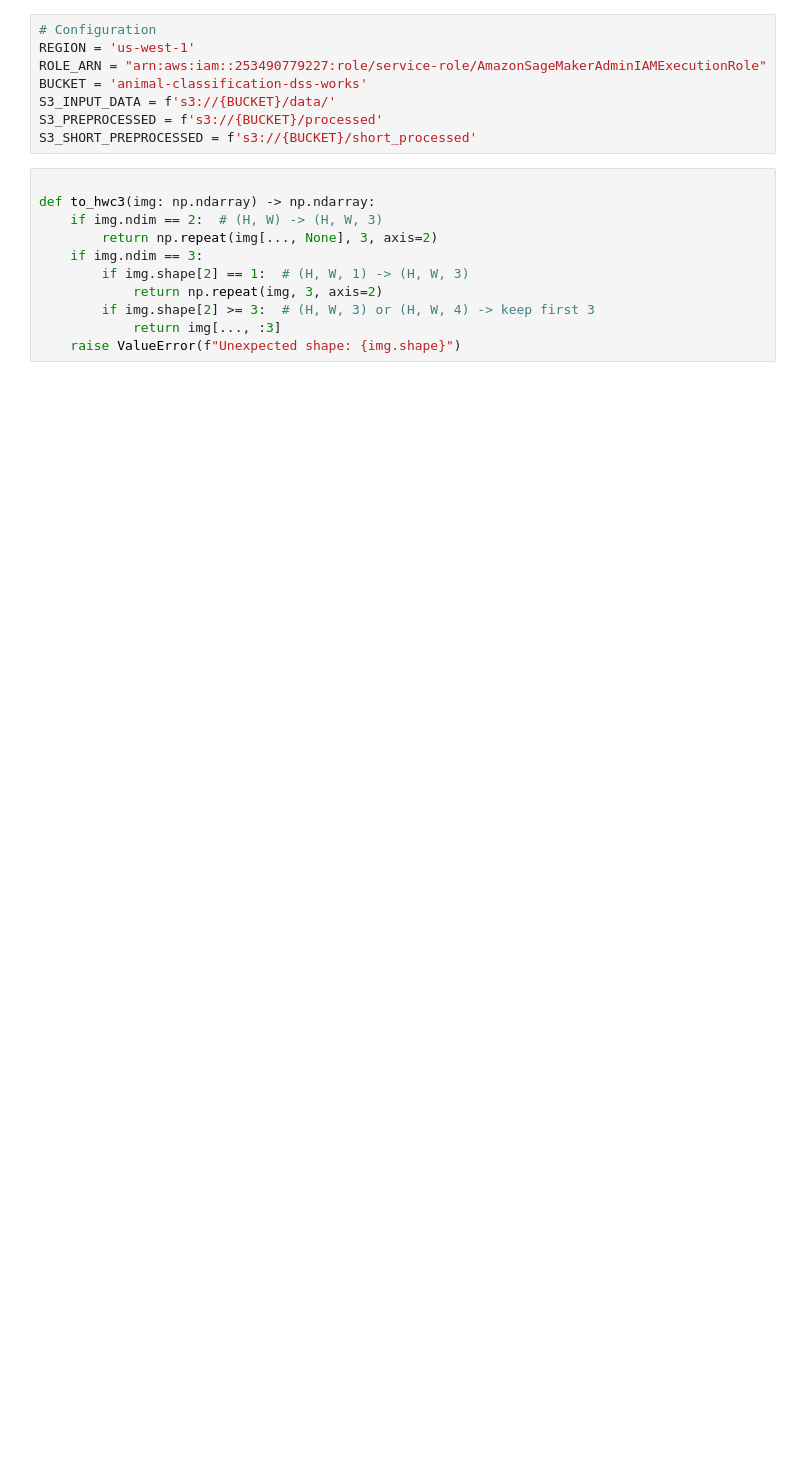
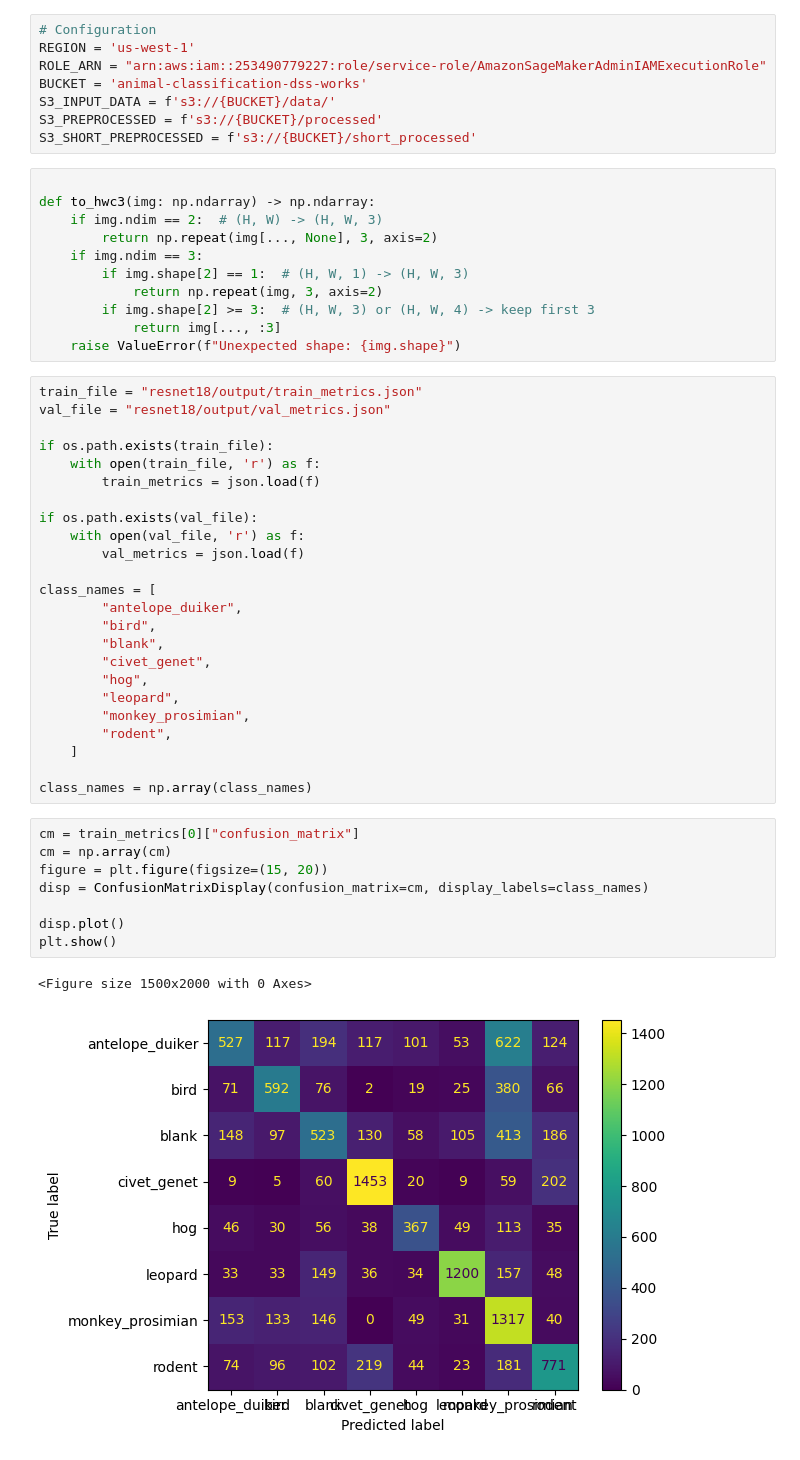
Before and after one commit to amannindra/DSS-Image-Classification, a Jupyter notebook: DSSAnimalClassification/data_analysis.ipynb, the cells around one changed output. Saved outputs shown, nothing was run; the diff lists cells and outputs as text; blank space fills up the shorter version.

```diff
--- a/DSSAnimalClassification/data_analysis.ipynb
+++ b/DSSAnimalClassification/data_analysis.ipynb
@@ -75,3 +83,38 @@ def to_hwc3(img: np.ndarray) -> np.ndarray:
         if img.shape[2] >= 3:  # (H, W, 3) or (H, W, 4) -> keep first 3
             return img[..., :3]
     raise ValueError(f"Unexpected shape: {img.shape}")
+# %%
+train_file = "resnet18/output/train_metrics.json"
+val_file = "resnet18/output/val_metrics.json"
+
+if os.path.exists(train_file):
+    with open(train_file, 'r') as f:
+        train_metrics = json.load(f)
+
+if os.path.exists(val_file):
+    with open(val_file, 'r') as f:
+        val_metrics = json.load(f)
+
+class_names = [
+        "antelope_duiker",
+        "bird",
+        "blank",
+        "civet_genet",
+        "hog",
+        "leopard",
+        "monkey_prosimian",
+        "rodent",
+    ]
+
+class_names = np.array(class_names)
+# %%
+cm = train_metrics[0]["confusion_matrix"]
+cm = np.array(cm)
+figure = plt.figure(figsize=(15, 20))
+disp = ConfusionMatrixDisplay(confusion_matrix=cm, display_labels=class_names)
+
+disp.plot()
+plt.show()
+# %% [output]
+<Figure size 1500x2000 with 0 Axes>
+[figure, added]
```
Also changed, not shown: parts of 19 cells of this notebook, 12 other files.
